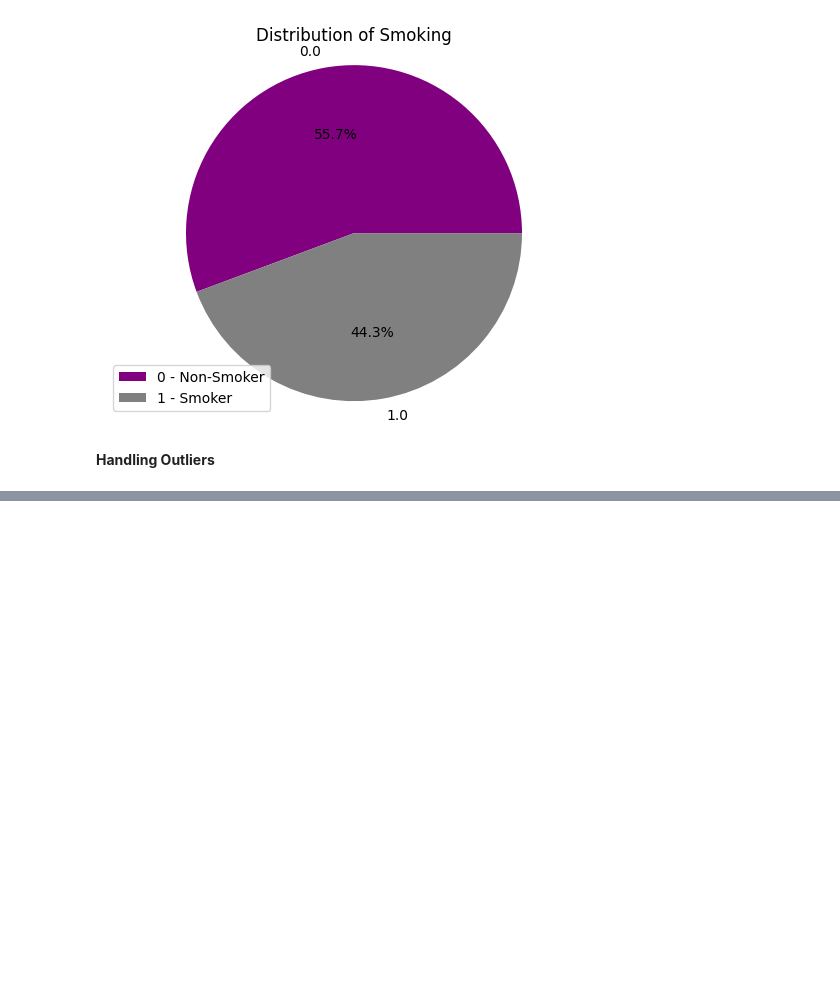
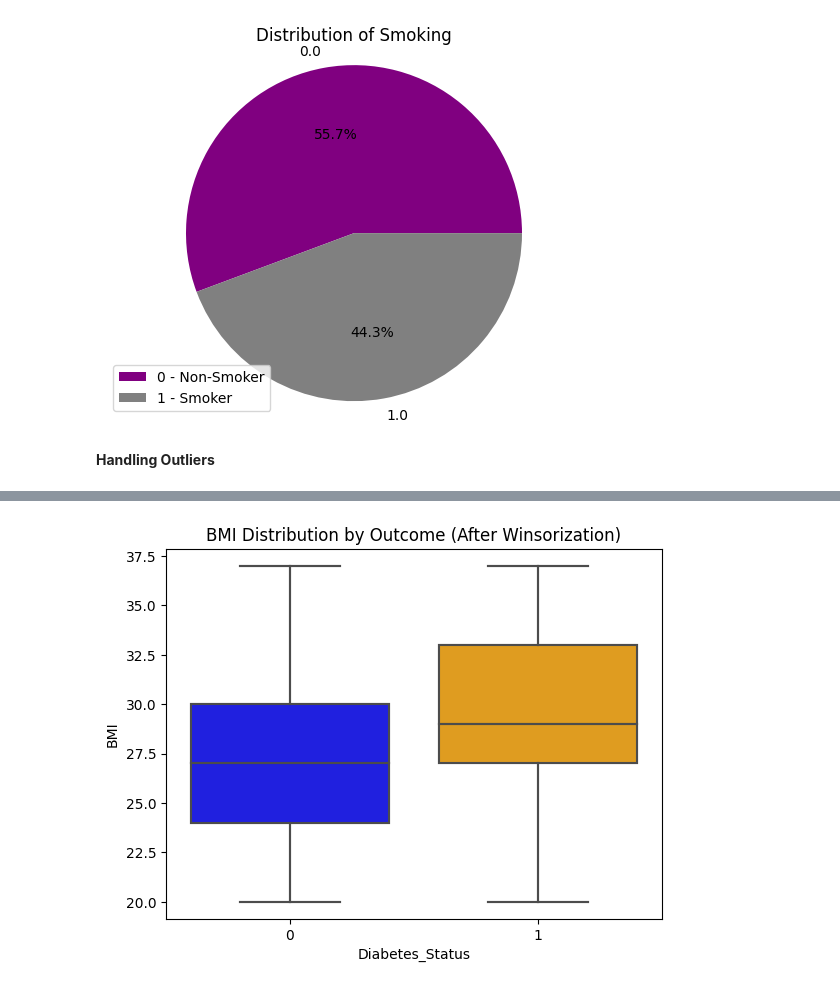
Before and after one commit to GraceOluwafemi/Msc-Project, a Jupyter notebook: project.ipynb, the cells around one changed output, grey strips where cells are left out. Drawn from its saved outputs; the diff is of its cells as text; code cells hidden in the pictures; blank space fills up the shorter version.

```diff
--- a/project.ipynb
+++ b/project.ipynb
@@ -316,0 +330,22 @@ plt.show()
+# %%
+
+# Create a boxplot
+sns.boxplot(x='Diabetes_Status', y='BMI', data=data, palette=['blue', 'orange'])
+plt.title('BMI Distribution by Outcome')
+plt.xlabel('Diabetes_Status')
+plt.ylabel('BMI')
+
+# Winsorize outliers
+winsorized_bmi = winsorize(data['BMI'], limits=[0.05, 0.05])
+data['BMI'] = winsorized_bmi
+
+# Display the plot with updated boxplot
+sns.boxplot(x='Diabetes_Status', y='BMI', data=data, palette=['blue', 'orange'])
+plt.title('BMI Distribution by Outcome (After Winsorization)')
+plt.xlabel('Diabetes_Status')
+plt.ylabel('BMI')
+
+# Display the plot
+plt.show()
+# %% [output]
+[figure, added]
```
Also changed, not shown: parts of 2 cells of this notebook.
